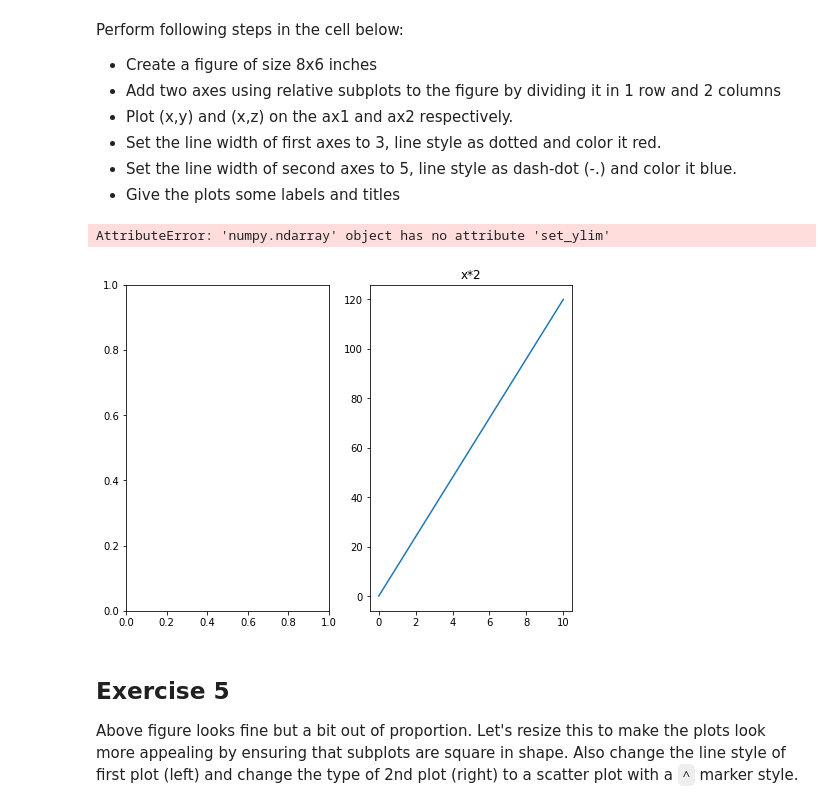
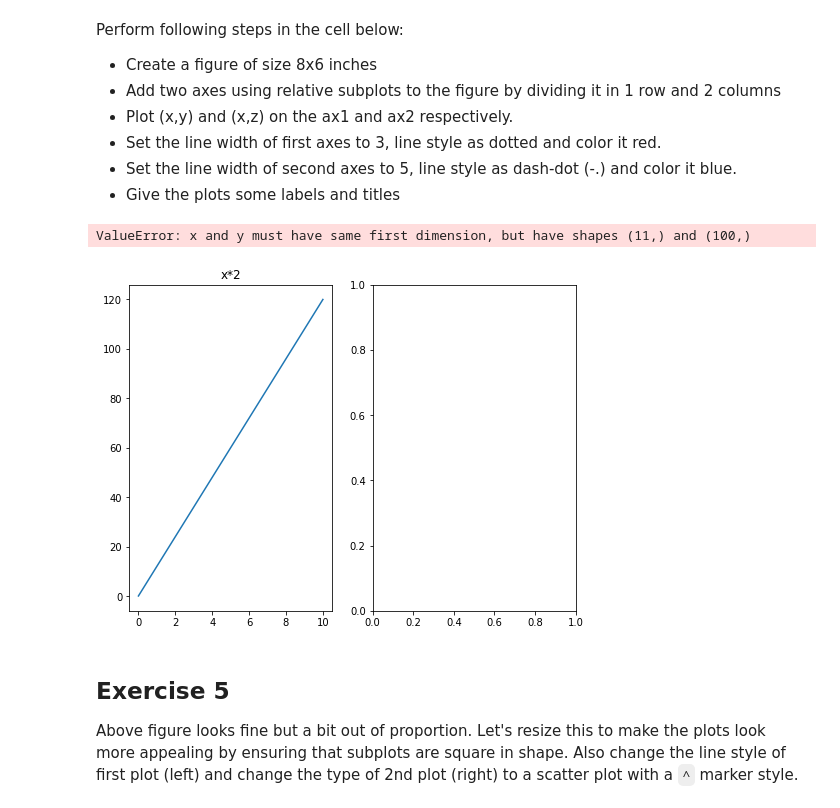
Before and after one commit to JoeDown/dsc-more-practice-with-matplotlib-lab-houston-ds-042219, a Jupyter notebook: index.ipynb, the cells around one changed output. Cells and saved outputs as stored; diff of their text form; code cells hidden in the pictures.

```diff
--- a/index.ipynb
+++ b/index.ipynb
@@ -114,22 +114,22 @@ Perform following steps in the cell below:
 # %%
 fig, axes = plt.subplots(1,2, figsize = (8,6))
 ax1 = axes[0]
 ax1.plot(x,y)
 ax1.set_title('x*{}'.format(2))
 #ax.set_xlim(0,20)
-ax.set_ylim(0,20)
+#ax.set_ylim(0,20)
 
-ax1 = axes[0]
-ax1.plot(x,y)
-ax1.set_title('x*{}'.format(2))
+ax2 = axes[1]
+ax2.plot(x,z)
+ax2.set_title('x*{}'.format(2))
 #ax.set_xlim(0,20)
-ax.set_ylim(0,20)
+#ax.set_ylim(0,20)
 
 
 plt.tight_layout()
 # %% [output]
-AttributeError: 'numpy.ndarray' object has no attribute 'set_ylim'
+ValueError: x and y must have same first dimension, but have shapes (11,) and (100,)
-[figure, old version]
+[figure, new version]
 # %% [markdown]
 ## Exercise 5
 
```
